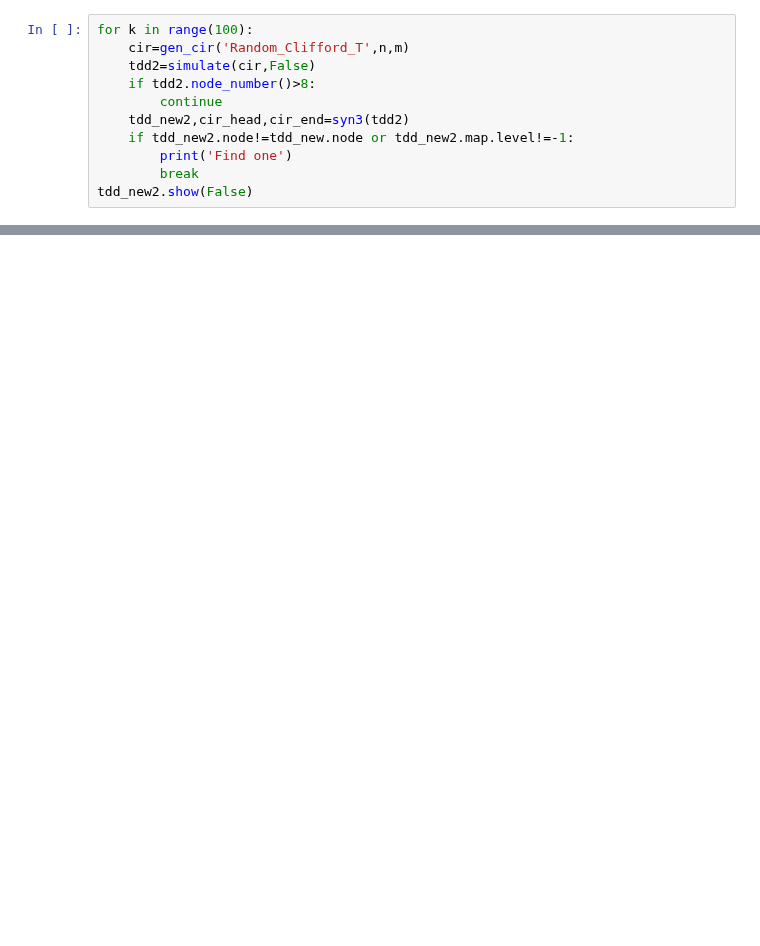
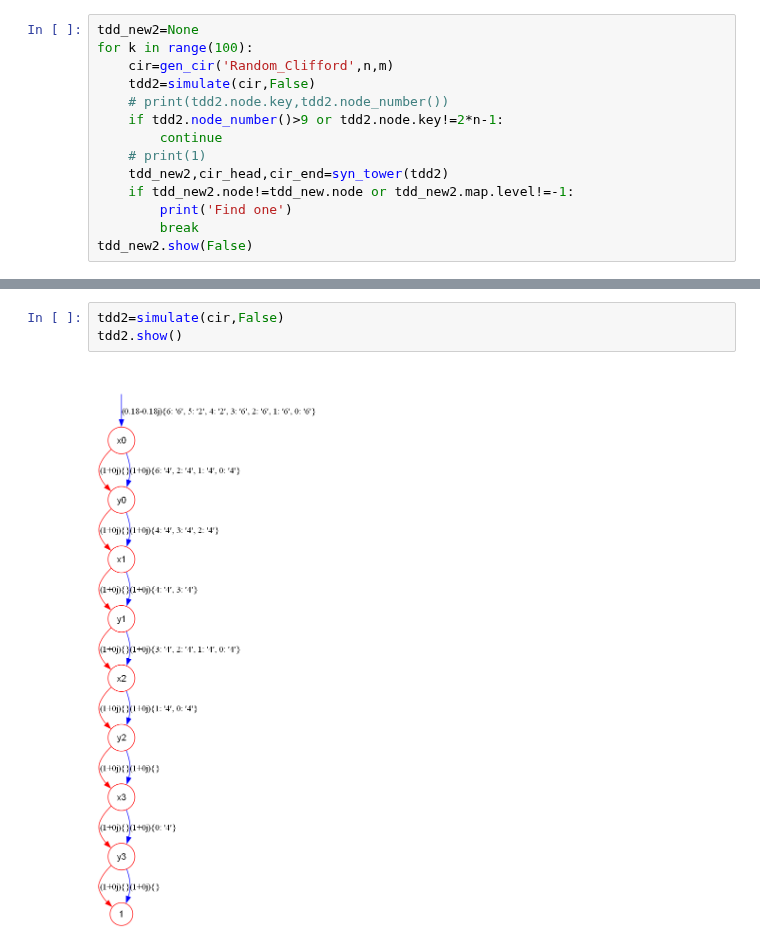
Before and after one commit to Veriqc/LimTDD, a Jupyter notebook: Test_Syn2.ipynb, the cells around one changed output, grey strips where cells are left out. Saved outputs shown, nothing was run; the diff lists cells and outputs as text; blank space fills up the shorter version.

```diff
--- a/Test_Syn2.ipynb
+++ b/Test_Syn2.ipynb
@@ -796,10 +640,13 @@ tdd_new.show(False)
 # %%
+tdd_new2=None
 for k in range(100):
-    cir=gen_cir('Random_Clifford_T',n,m)
+    cir=gen_cir('Random_Clifford',n,m)
     tdd2=simulate(cir,False)
-    if tdd2.node_number()>8:
+    # print(tdd2.node.key,tdd2.node_number())
+    if tdd2.node_number()>9 or tdd2.node.key!=2*n-1:
         continue
-    tdd_new2,cir_head,cir_end=syn3(tdd2)
+    # print(1)
+    tdd_new2,cir_head,cir_end=syn_tower(tdd2)
     if tdd_new2.node!=tdd_new.node or tdd_new2.map.level!=-1:
         print('Find one')
         break
@@ -819,0 +685,5 @@ q_3: ┤ Z ├───────────────┤ X ├┤ T ├┤
+# %%
+tdd2=simulate(cir,False)
+tdd2.show()
+# %% [output]
+[figure, added]
```
Also changed, not shown: parts of 12 cells of this notebook, 1 other file.
